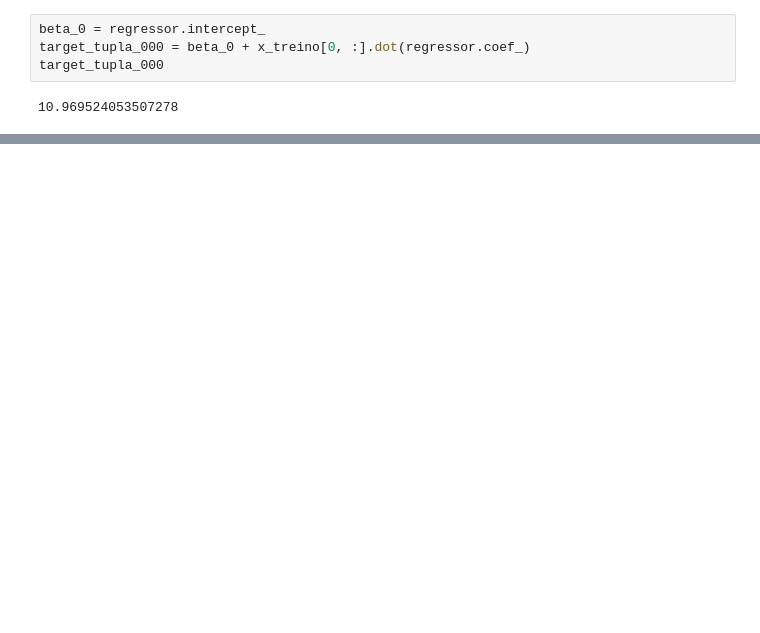
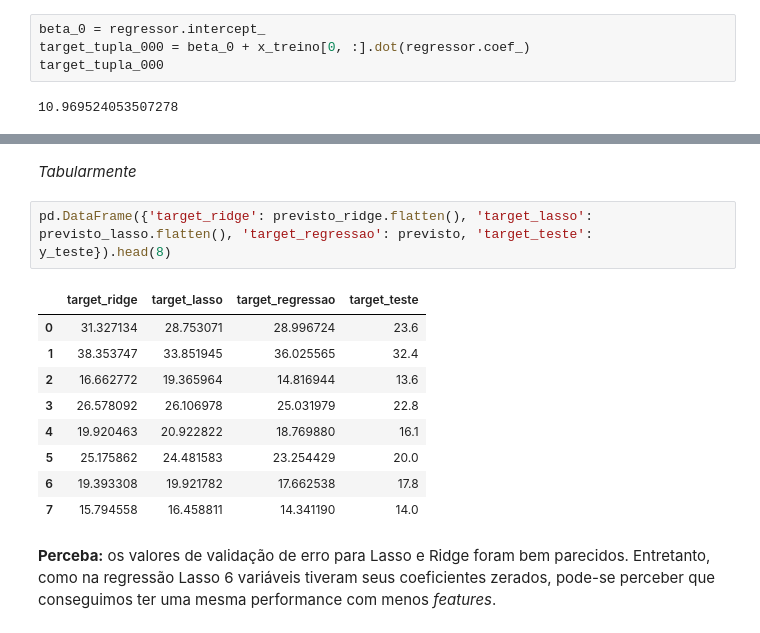
Before and after one commit to mikaelcordeiro/semanas, a Jupyter notebook: semana8/semana_8_teoria.ipynb, the cells around one changed output, grey strips where cells are left out. Saved outputs shown, nothing was run; the diff lists cells and outputs as text; blank space fills up the shorter version.

```diff
--- a/semana8/semana_8_teoria.ipynb
+++ b/semana8/semana_8_teoria.ipynb
@@ -236,0 +413,16 @@ target_tupla_000
+# %% [markdown]
+*Tabularmente*
+# %%
+pd.DataFrame({'target_ridge': previsto_ridge.flatten(), 'target_lasso': previsto_lasso.flatten(), 'target_regressao': previsto, 'target_teste': y_teste}).head(8)
+# %% [output]
+|  | target_ridge | target_lasso | target_regressao | target_teste |
+| 0 | 31.327134 | 28.753071 | 28.996724 | 23.6 |
+| 1 | 38.353747 | 33.851945 | 36.025565 | 32.4 |
+| 2 | 16.662772 | 19.365964 | 14.816944 | 13.6 |
+| 3 | 26.578092 | 26.106978 | 25.031979 | 22.8 |
+| 4 | 19.920463 | 20.922822 | 18.769880 | 16.1 |
+| 5 | 25.175862 | 24.481583 | 23.254429 | 20.0 |
+| 6 | 19.393308 | 19.921782 | 17.662538 | 17.8 |
+| 7 | 15.794558 | 16.458811 | 14.341190 | 14.0 |
+# %% [markdown]
+**Perceba:** os valores de validação de erro para Lasso e Ridge foram bem parecidos. Entretanto, como na regressão Lasso 6 variáveis tiveram seus coeficientes zerados, pode-se perceber que conseguimos ter uma mesma performance com menos *features*.
```
Also changed, not shown: parts of 47 cells of this notebook.
